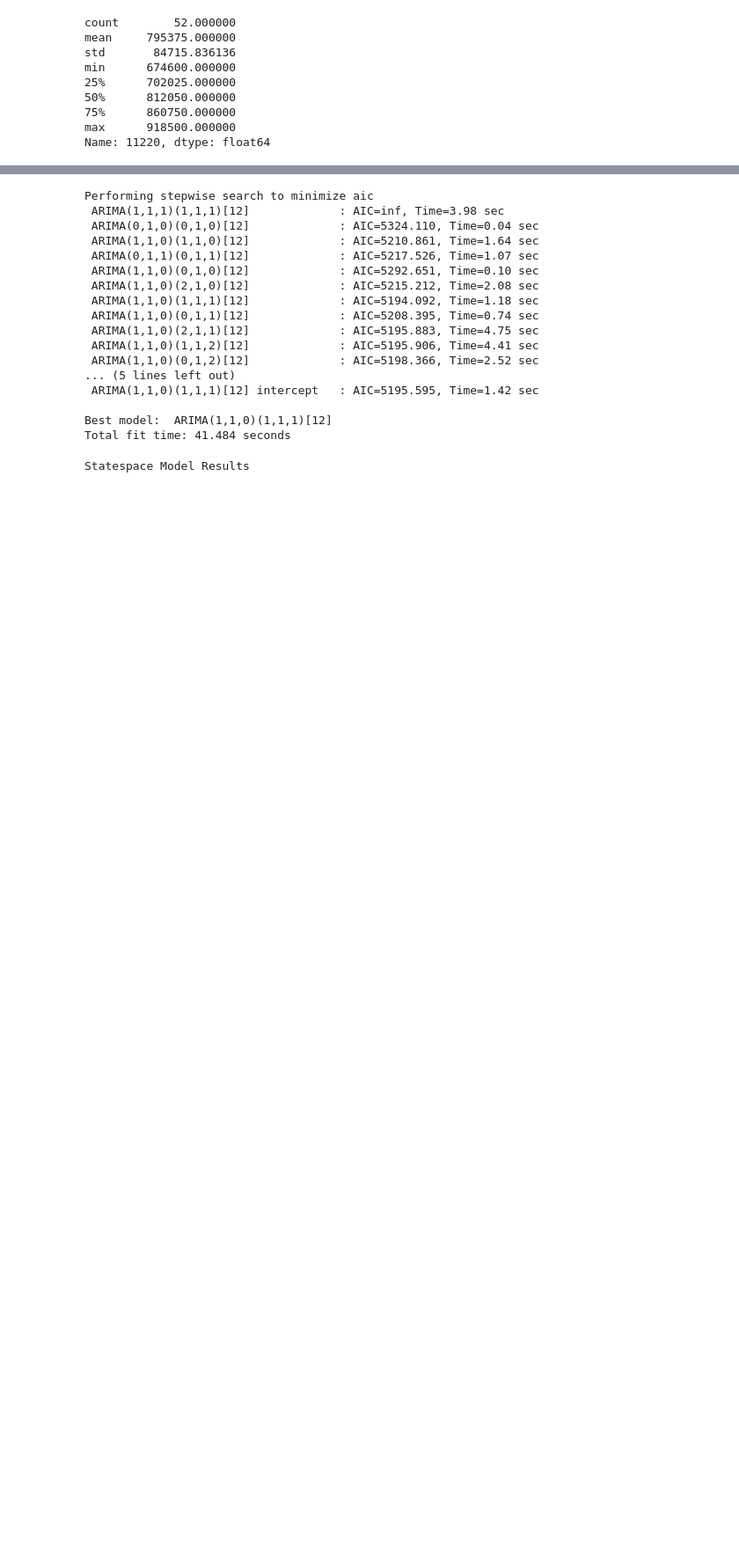
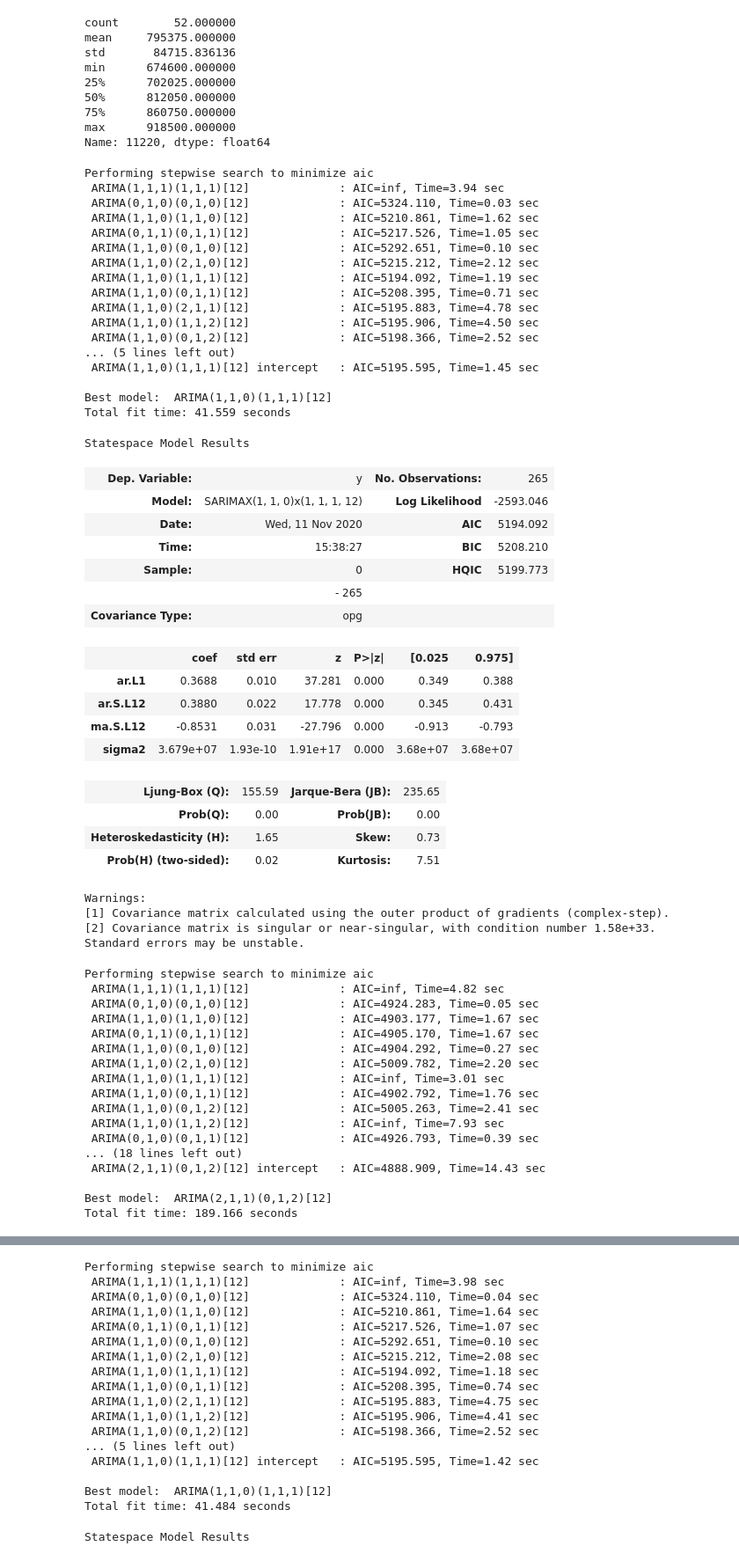
Before and after one commit to davidrtorres/Model-4-Brooklyn-Real-Estate-Investment, a Jupyter notebook: starter_notebook_11_10_12.ipynb, the cells around one changed output, grey strips where cells are left out. Shown at 88% size. Drawn from its saved outputs; the diff is of its cells as text; code cells hidden in the pictures; blank space fills up the shorter version.

```diff
--- a/starter_notebook_11_10_12.ipynb
+++ b/starter_notebook_11_10_12.ipynb
@@ -544,3 +538,76 @@ min      674600.000000
 75%      860750.000000
 max      918500.000000
 Name: 11220, dtype: float64
+# %%
+"""
+arima_dic_2 = {}
+for col in df_zip.columns:
+    stepwise_fit = auto_arima(df_zip[col],start_p = 1, start_q = 1,max_p = 3, max_q = 3, m = 12,trace = True, stepwise = True)
+    best_AIC = stepwise_fit.aic() #extracting the best
+    arima_dic_2[col] = best_AIC  #using the dictionary to set best AIC for each zipcode
+output = pd.DataFrame(arima_dic_2.items(), columns =['Zipcode','Best AIC'])
+output
+"""
+arima_dic_2 = {}
+for col in zip_df.columns:
+  zip_test_2 = arima_model(zip_df[col])
+  best_AIC = zip_test_2.aic() #extracting the best
+  arima_dic_2[col] = best_AIC
+
+output = pd.DataFrame(arima_dic_2.items(), columns =['Zipcode','Best AIC'])
+output
+# %% [output]
+Performing stepwise search to minimize aic
+ ARIMA(1,1,1)(1,1,1)[12]             : AIC=inf, Time=3.94 sec
+ ARIMA(0,1,0)(0,1,0)[12]             : AIC=5324.110, Time=0.03 sec
+ ARIMA(1,1,0)(1,1,0)[12]             : AIC=5210.861, Time=1.62 sec
+ ARIMA(0,1,1)(0,1,1)[12]             : AIC=5217.526, Time=1.05 sec
+ ARIMA(1,1,0)(0,1,0)[12]             : AIC=5292.651, Time=0.10 sec
+ ARIMA(1,1,0)(2,1,0)[12]             : AIC=5215.212, Time=2.12 sec
+ ARIMA(1,1,0)(1,1,1)[12]             : AIC=5194.092, Time=1.19 sec
+ ARIMA(1,1,0)(0,1,1)[12]             : AIC=5208.395, Time=0.71 sec
+ ARIMA(1,1,0)(2,1,1)[12]             : AIC=5195.883, Time=4.78 sec
+ ARIMA(1,1,0)(1,1,2)[12]             : AIC=5195.906, Time=4.50 sec
+ ARIMA(1,1,0)(0,1,2)[12]             : AIC=5198.366, Time=2.52 sec
+... (5 lines left out)
+ ARIMA(1,1,0)(1,1,1)[12] intercept   : AIC=5195.595, Time=1.45 sec
+
+Best model:  ARIMA(1,1,0)(1,1,1)[12]
+Total fit time: 41.559 seconds
+Statespace Model Results
+| Dep. Variable: | y | No. Observations: | 265 |
+| Model: | SARIMAX(1, 1, 0)x(1, 1, 1, 12) | Log Likelihood | -2593.046 |
+| Date: | Wed, 11 Nov 2020 | AIC | 5194.092 |
+| Time: | 15:38:27 | BIC | 5208.210 |
+| Sample: | 0 | HQIC | 5199.773 |
+|  | - 265 |  |  |
+| Covariance Type: | opg |  |  |
+|  | coef | std err | z | P>|z| | [0.025 | 0.975] |
+| ar.L1 | 0.3688 | 0.010 | 37.281 | 0.000 | 0.349 | 0.388 |
+| ar.S.L12 | 0.3880 | 0.022 | 17.778 | 0.000 | 0.345 | 0.431 |
+| ma.S.L12 | -0.8531 | 0.031 | -27.796 | 0.000 | -0.913 | -0.793 |
+| sigma2 | 3.679e+07 | 1.93e-10 | 1.91e+17 | 0.000 | 3.68e+07 | 3.68e+07 |
+| Ljung-Box (Q): | 155.59 | Jarque-Bera (JB): | 235.65 |
+| Prob(Q): | 0.00 | Prob(JB): | 0.00 |
+| Heteroskedasticity (H): | 1.65 | Skew: | 0.73 |
+| Prob(H) (two-sided): | 0.02 | Kurtosis: | 7.51 |
+Warnings:
+[1] Covariance matrix calculated using the outer product of gradients (complex-step).
+[2] Covariance matrix is singular or near-singular, with condition number 1.58e+33. Standard errors may be unstable.
+Performing stepwise search to minimize aic
+ ARIMA(1,1,1)(1,1,1)[12]             : AIC=inf, Time=4.82 sec
+ ARIMA(0,1,0)(0,1,0)[12]             : AIC=4924.283, Time=0.05 sec
+ ARIMA(1,1,0)(1,1,0)[12]             : AIC=4903.177, Time=1.67 sec
+ ARIMA(0,1,1)(0,1,1)[12]             : AIC=4905.170, Time=1.67 sec
+ ARIMA(1,1,0)(0,1,0)[12]             : AIC=4904.292, Time=0.27 sec
+ ARIMA(1,1,0)(2,1,0)[12]             : AIC=5009.782, Time=2.20 sec
+ ARIMA(1,1,0)(1,1,1)[12]             : AIC=inf, Time=3.01 sec
+ ARIMA(1,1,0)(0,1,1)[12]             : AIC=4902.792, Time=1.76 sec
+ ARIMA(1,1,0)(0,1,2)[12]             : AIC=5005.263, Time=2.41 sec
+ ARIMA(1,1,0)(1,1,2)[12]             : AIC=inf, Time=7.93 sec
+ ARIMA(0,1,0)(0,1,1)[12]             : AIC=4926.793, Time=0.39 sec
+... (18 lines left out)
+ ARIMA(2,1,1)(0,1,2)[12] intercept   : AIC=4888.909, Time=14.43 sec
+
+Best model:  ARIMA(2,1,1)(0,1,2)[12]
+Total fit time: 189.166 seconds
```
Also changed, not shown: parts of 10 cells of this notebook.
